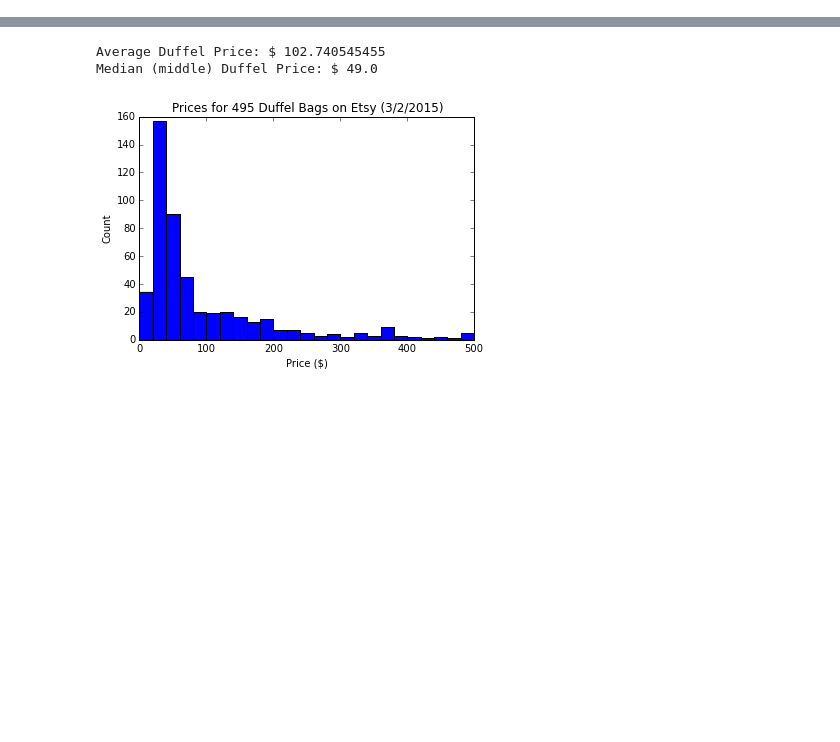
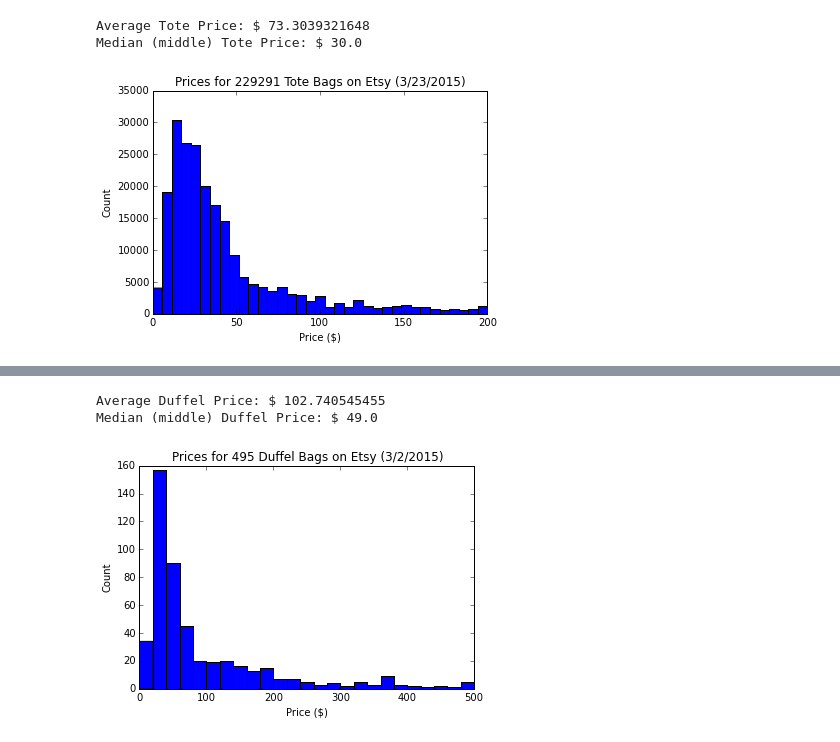
Before and after one commit to michaelmoliterno/metis-projects, a Jupyter notebook: fletcher/EtsyScrape.ipynb, the cells around one changed output, grey strips where cells are left out. Saved outputs shown, nothing was run; the diff lists cells and outputs as text; code cells hidden in the pictures; blank space fills up the shorter version.

```diff
--- a/fletcher/EtsyScrape.ipynb
+++ b/fletcher/EtsyScrape.ipynb
@@ -538,11 +0,0 @@ Median (middle) Tote Price: $ 29.99
-# %%
-weekender_prices = []
-for price in etsy_bags_active.find( { '$text': { '$search': '\"weekender\" bag' } } ,{'price':1,'_id':0}):
-    weekender_prices.append(float(price['price']))
-
-plt.hist(weekender_prices, range=[0,400], bins = 25)
-plt.xlabel('Price ($)')
-plt.ylabel('Count')
-plt.title('Prices for %s Weekender Bags on Etsy (3/2/2015)' % (len(weekender_prices)))
-print 'Average Weekender Price: $', np.mean(weekender_prices)
-print 'Median (middle) Weekender Price: $', np.median(weekender_prices)
@@ -552,0 +673,17 @@ Median (middle) Weekender Price: $ 70.0
+# %%
+etsy_bags_active = db['etsy_shops_inventories_master']
+
+tote_prices = []
+for price in etsy_bags_active.find( { '$text': { '$search': '\"tote\" bag' } } ,{'price':1,'_id':0}):
+    tote_prices.append(float(price['price']))
+
+plt.hist(tote_prices, range=[0,200], bins = 35)
+plt.xlabel('Price ($)')
+plt.ylabel('Count')
+plt.title('Prices for %s Tote Bags on Etsy (3/23/2015)' % (len(tote_prices)))
+print 'Average Tote Price: $', np.mean(tote_prices)
+print 'Median (middle) Tote Price: $', np.median(tote_prices)
+# %% [output]
+Average Tote Price: $ 73.3039321648
+Median (middle) Tote Price: $ 30.0
+[figure, added]
```
Also changed, not shown: parts of 70 cells of this notebook.
